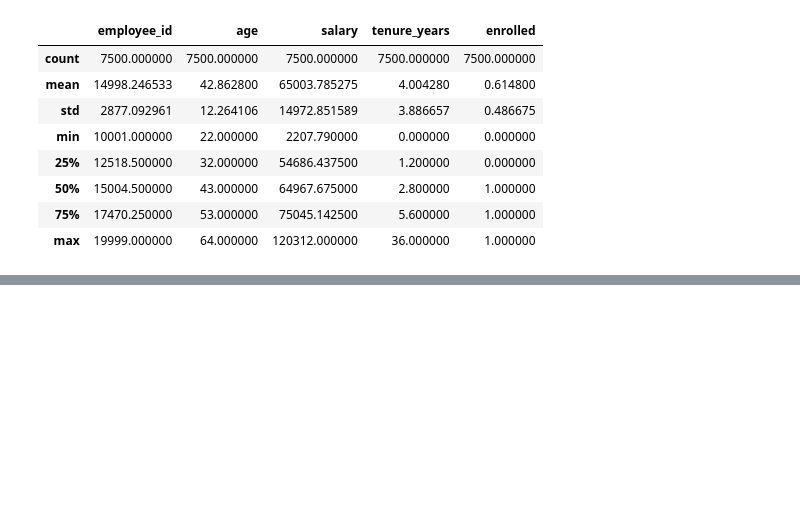
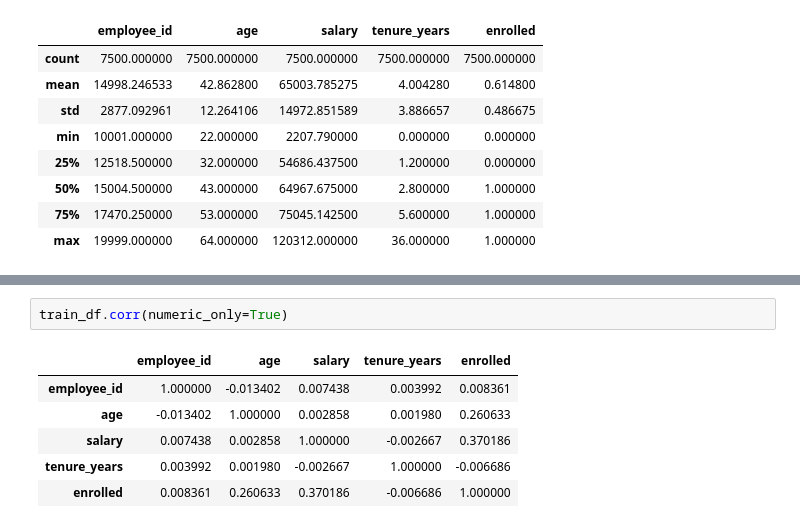
Before and after one commit to tharani001/Insurance-enrollment-prediction, a Jupyter notebook: notebooks/inference.ipynb, the cells around one changed output, grey strips where cells are left out. Drawn from its saved outputs; the diff is of its cells as text; blank space fills up the shorter version.

```diff
--- a/notebooks/inference.ipynb
+++ b/notebooks/inference.ipynb
@@ -141,0 +222,9 @@ train_df.describe()
+# %%
+train_df.corr(numeric_only=True)
+# %% [output]
+|  | employee_id | age | salary | tenure_years | enrolled |
+| employee_id | 1.000000 | -0.013402 | 0.007438 | 0.003992 | 0.008361 |
+| age | -0.013402 | 1.000000 | 0.002858 | 0.001980 | 0.260633 |
+| salary | 0.007438 | 0.002858 | 1.000000 | -0.002667 | 0.370186 |
+| tenure_years | 0.003992 | 0.001980 | -0.002667 | 1.000000 | -0.006686 |
+| enrolled | 0.008361 | 0.260633 | 0.370186 | -0.006686 | 1.000000 |
```
Also changed, not shown: parts of 20 cells of this notebook.
